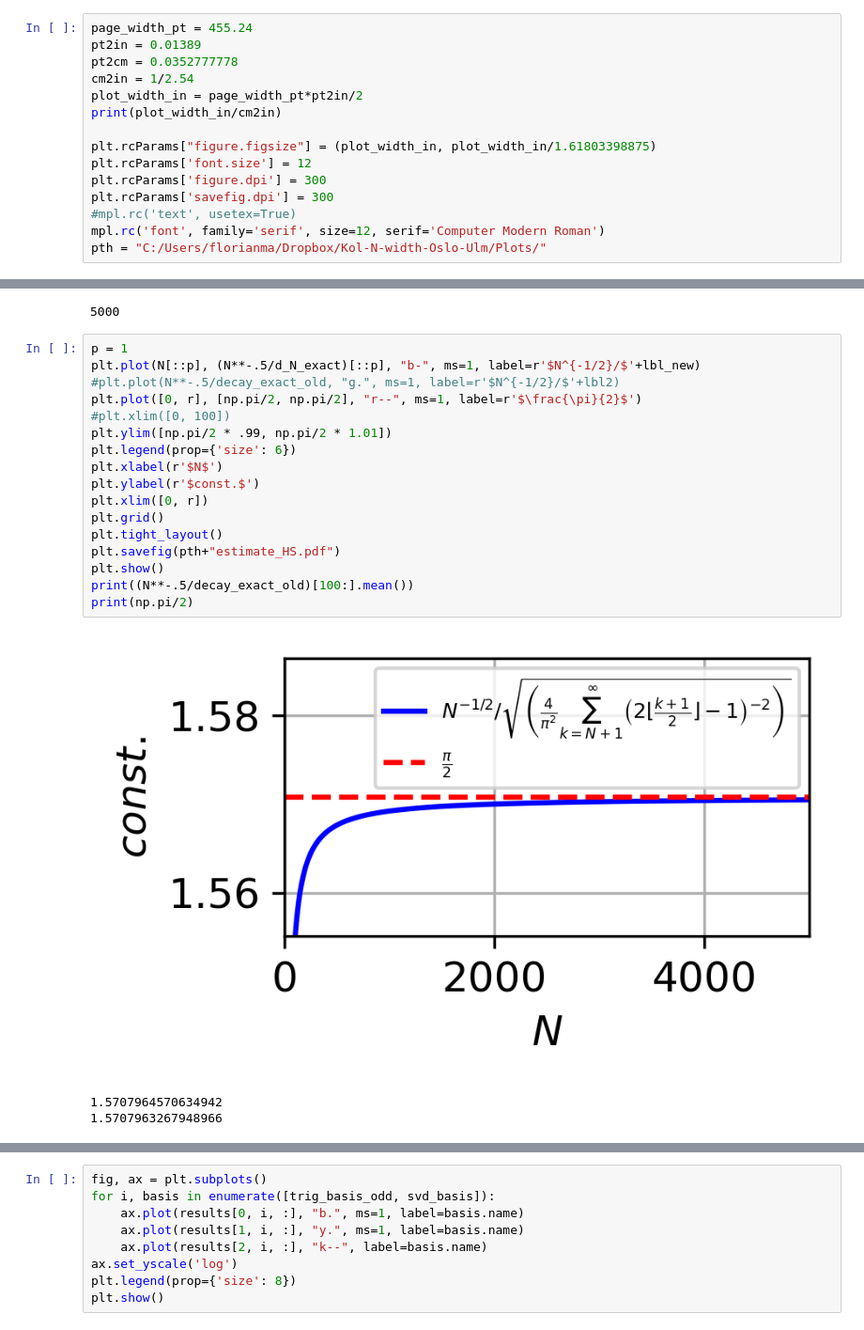
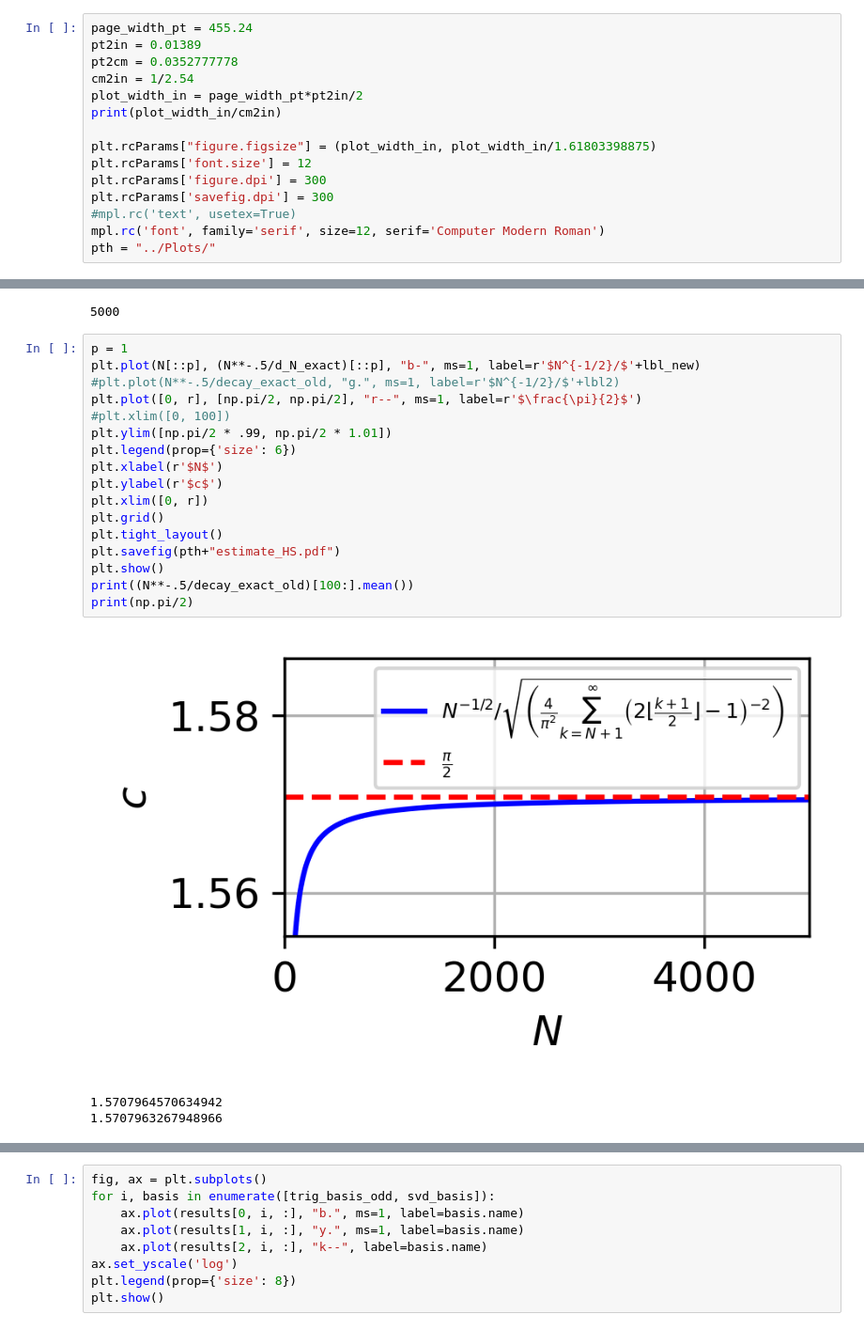
Before and after one commit to flabowski/n_widths_for_transport, a Jupyter notebook: Heaviside.ipynb, the cells around one changed output, grey strips where cells are left out. Shown at 94% size. Cells and saved outputs as stored; diff of their text form.

```diff
--- a/Heaviside.ipynb
+++ b/Heaviside.ipynb
@@ -23,7 +23,7 @@ plt.rcParams['figure.dpi'] = 300
 plt.rcParams['savefig.dpi'] = 300
 #mpl.rc('text', usetex=True)
 mpl.rc('font', family='serif', size=12, serif='Computer Modern Roman')
-pth = "C:/Users/florianma/Dropbox/Kol-N-width-Oslo-Ulm/Plots/"
+pth = "../Plots/"
 # %% [output]
 8.030570172000001
 # %%
@@ -174,22 +174,22 @@ findfont: Generic family 'serif' not found because none of the following familie
 # %%
 p = 1
 plt.plot(N[::p], (N**-.5/d_N_exact)[::p], "b-", ms=1, label=r'$N^{-1/2}/$'+lbl_new)
 #plt.plot(N**-.5/decay_exact_old, "g.", ms=1, label=r'$N^{-1/2}/$'+lbl2)
 plt.plot([0, r], [np.pi/2, np.pi/2], "r--", ms=1, label=r'$\frac{\pi}{2}$')
 #plt.xlim([0, 100])
 plt.ylim([np.pi/2 * .99, np.pi/2 * 1.01])
 plt.legend(prop={'size': 6})
 plt.xlabel(r'$N$')
-plt.ylabel(r'$const.$')
+plt.ylabel(r'$c$')
 plt.xlim([0, r])
 plt.grid()
 plt.tight_layout()
 plt.savefig(pth+"estimate_HS.pdf")
 plt.show()
 print((N**-.5/decay_exact_old)[100:].mean())
 print(np.pi/2)
 # %% [output]
-[figure, old version]
+[figure, new version]
 1.5707964570634942
 1.5707963267948966
 # %%
```
Also changed, not shown: parts of 1 cell of this notebook, 4 other files.
